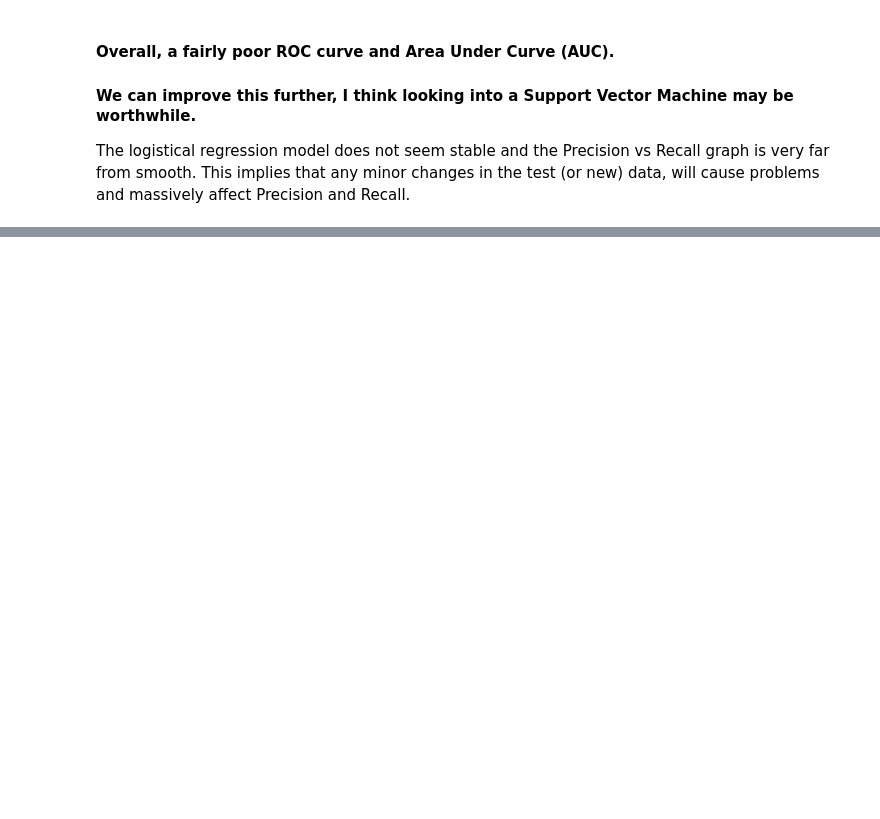
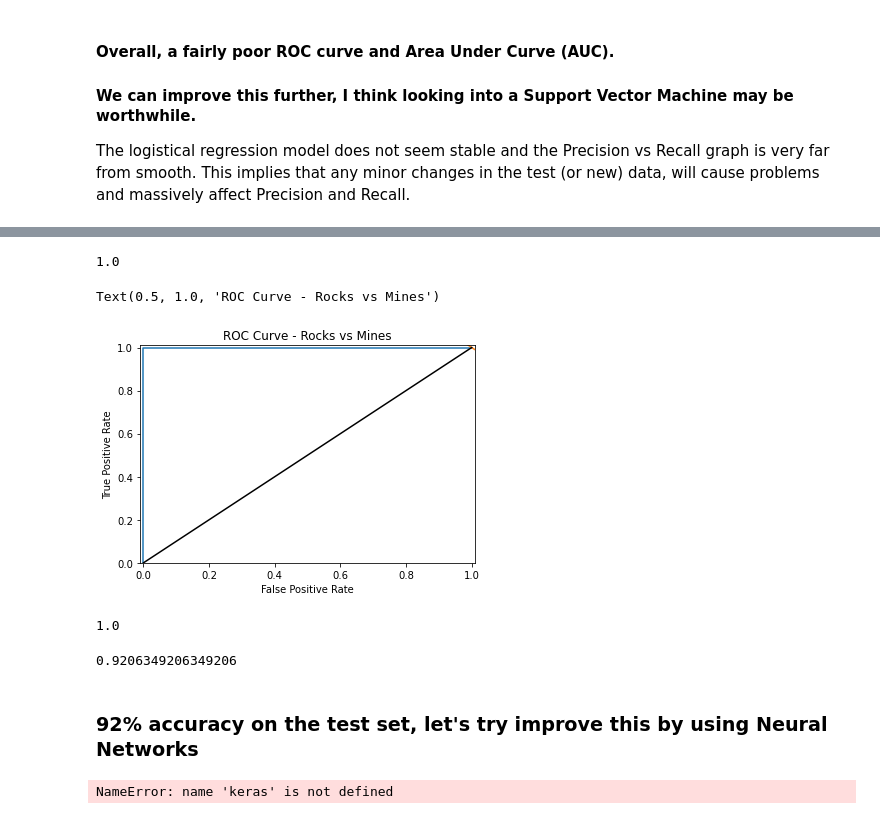
Before and after one commit to ashishthanki/MLProjects, a Jupyter notebook: SupervisedLearning/RocksAndMines/Rocks and Mine Dataset.ipynb, the cells around one changed output, grey strips where cells are left out. Cells and saved outputs as stored; diff of their text form; code cells hidden in the pictures; blank space fills up the shorter version.

```diff
--- a/SupervisedLearning/RocksAndMines/Rocks and Mine Dataset.ipynb
+++ b/SupervisedLearning/RocksAndMines/Rocks and Mine Dataset.ipynb
@@ -390,0 +425,4 @@ The logistical regression model does not seem stable and the Precision vs Recall
+# %%
+best_model = rnd_svc.best_estimator_
+y_pred_svc = best_model.predict(X_train_scaled)
+precision_recall_confusion_details(X_train, y_train, y_predictions= y_pred_svc)
@@ -390,0 +460,39 @@ The logistical regression model does not seem stable and the Precision vs Recall
+# %%
+from sklearn.metrics import roc_curve, auc
+
+(fpr, tpr, thresholds) = roc_curve(y_train, y_pred_svc)
+area = auc(fpr, tpr)
+area
+# %% [output]
+1.0
+# %%
+plt.clf()
+pl.plot(fpr, tpr, thresholds, label='ROC Curve')
+plt.plot([0,1], 'k')
+plt.xlim([-0.01,1.01])
+plt.ylim([0.0,1.01])
+plt.xlabel('False Positive Rate')
+plt.ylabel('True Positive Rate')
+plt.title('ROC Curve - Rocks vs Mines')
+# %% [output]
+Text(0.5, 1.0, 'ROC Curve - Rocks vs Mines')
+[figure, added]
+# %%
+from sklearn.metrics import accuracy_score
+
+accuracy_score(y_train, y_pred_svc)
+# %% [output]
+1.0
+# %%
+y_test_pred = best_model.predict(X_test_scaled)
+accuracy_score(y_test, y_test_pred)
+# %% [output]
+0.9206349206349206
+# %% [markdown]
+### 92% accuracy on the test set, let's try improve this by using Neural Networks
+# %%
+#first fix the data set so that a single row vector can be put into a Neural Network
+X_train.shape
+keras.backend.clear_session()
+# %% [output]
+NameError: name 'keras' is not defined
```
Also changed, not shown: parts of 27 cells of this notebook, 2 other files.
